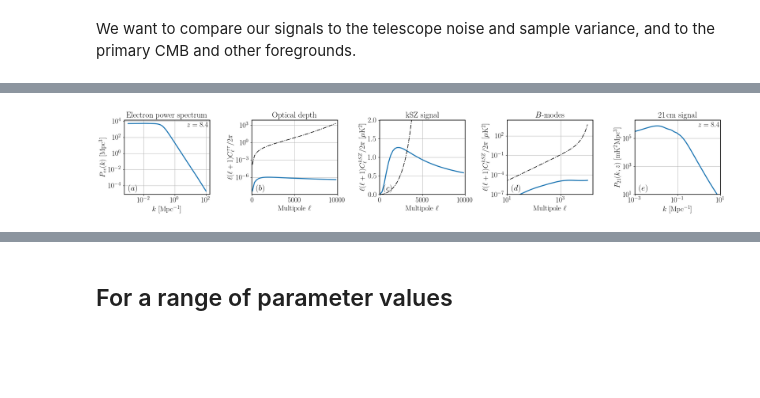
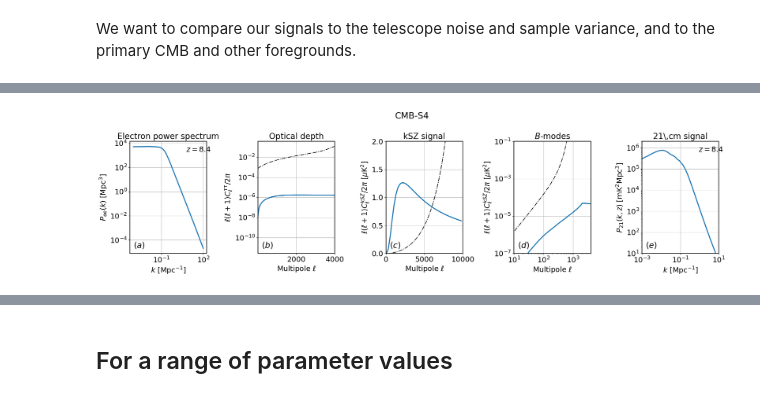
Before and after one commit to adeliegorce/preion, a Jupyter notebook: cross-correlations/With_Pee/compare_models.ipynb, the cells around one changed output, grey strips where cells are left out. Cells and saved outputs as stored; diff of their text form; code cells hidden in the pictures; blank space fills up the shorter version.

```diff
--- a/cross-correlations/With_Pee/compare_models.ipynb
+++ b/cross-correlations/With_Pee/compare_models.ipynb
@@ -322,11 +338,0 @@ def sample_var(ls, dl, telescope, bin_width=100):
-# %%
-def noise(ls, telescope, pol=False, is_cl=False):
-    ls = np.atleast_1d(ls)
-    sig0 = telescope['noise'] / 60.0 * np.pi / 180.0 # arcmin to rad
-    fwhm = telescope['fwhm'] / 60.0 * np.pi / 180.0 # arcmin to rad
-    nl = sig0**2 / 2. * np.exp(ls*(ls+1.)*fwhm**2/8./np.log(2.))
-    if pol:
-        nl *= 2.
-    if not is_cl:
-        nl *= ls*(ls+1.)/2./np.pi
-    return nl
@@ -346,0 +365,7 @@ Text(0.5, 0, 'Multipole $\\ell$')
+# %%
+tel = 'CMB-S4-LAT'
+zref = 8.4
+# %%
+CMB_Cells = preion_model.get_primary_spectra(ells=np.arange(5000), Dells=False)
+CMB_Cells = CMB_Cells[:, [0, 1, 2, 4, 3]]
+tau_temp = np.r_[0., np.sum(preion_model.get_tau(ells=CMB_Cells[1:, 0], signal='both', Dells=False), axis=1)]
@@ -346,0 +374,2 @@ Text(0.5, 0, 'Multipole $\\ell$')
+# %%
+tau_noise_s4 = tau_noise(CMB_Cells[:, 0], tel, np.c_[CMB_Cells, tau_temp], is_cl=True)
@@ -347,53 +378,52 @@ Text(0.5, 0, 'Multipole $\\ell$')
 # %%
-tel = 'SO'
-zref = 8.4
 props = dict(boxstyle="round", facecolor="white", alpha=0.5)
 
-fig, axes = plt.subplots(1, 5, figsize=(22, 4))
+fig, axes = plt.subplots(1, 5, figsize=(22, 6))
 # pee
 axes[0].loglog(klog, preion_model.Pee(klog, zref), lw=2.5)
 axes[0].set_xlabel(r'$k$ [Mpc$^{-1}$]')
 axes[0].set_ylabel(r'$P_{ee}(k)$ [Mpc$^3$]')
 axes[0].text(6, 2000, rf'$z={zref:.1f}$')#, bbox=props)
 # tau
-axes[1].semilogy(ells, tau_ps[:, 0], ls='-', color='C0', lw=2.5)
-axes[1].plot(ells, noise(ells, telescope_specs[tel], pol=False), ls='-.', color='k')
+axes[1].semilogy(CMB_Cells[:, 0], f(CMB_Cells[:, 0])*tau_temp, ls='-', color='C0', lw=2.5)
+axes[1].plot(CMB_Cells[:, 0], f(CMB_Cells[:, 0])*tau_noise_s4, ls='-.', color='k')
 axes[1].set_xlabel(r'Multipole $\ell$')
 axes[1].set_ylabel(r'$\ell(\ell+1)C_\ell^{\tau\tau}/2\pi$')
 # axes[1].set_ylim(bottom=1e-6)
-axes[1].set_xlim(0, 10000)
+axes[1].set_xlim(telescope_specs[tel]['lmin'], telescope_specs[tel]['lmax'])
 
 # ksz
 axes[2].plot(ells, ksz_ps[:, 0], lw=2.5)
 axes[2].plot(ells, noise(ells, telescope_specs[tel], pol=False), ls='-.', color='k')
 axes[2].set_xlabel(r'Multipole $\ell$')
 axes[2].set_ylabel(r'$\ell(\ell+1)C_\ell^{kSZ}/2\pi$ [$\mu$K$^2$]')
 axes[2].set_xlim(0, 10000)
 axes[2].set_ylim(0, 2)
 
 # B-modes
 axes[3].loglog(low_ells, np.sum(scattering_bb, axis=1)+screening_bb, lw=2.5)
-axes[3].plot(low_ells, noise(low_ells, telescope_specs[tel], pol=True), ls='-.', color='k')
+axes[3].plot(low_ells, noise(low_ells, telescope_specs['CMB-S4-SAT'], pol=True), ls='-.', color='k')
 axes[3].set_xlabel(r'Multipole $\ell$')
 axes[3].set_ylabel(r'$\ell(\ell+1)C_\ell^{kSZ}/2\pi$ [$\mu$K$^2$]')
-axes[3].set_ylim(bottom=1e-7)
-axes[3].set_xlim(left=10)
+axes[3].set_ylim(1e-7, 1e-1)
+axes[3].set_xlim(10, telescope_specs[tel]['lmax'])
 
 # 21cm ps
 axes[4].loglog(karr, preion_model.get_p21(karr, zref, mK=True, log=False, pk_units=True), lw=2.5)
 axes[4].set_ylim(bottom=1e0)
 axes[4].set_xlabel(r'$k$ [Mpc$^{-1}]$')
 axes[4].set_ylabel(r'$P_{21}(k, z)$ [mK$^2$Mpc$^3]$')
 axes[4].set_xlim(1e-3, 10)
 axes[4].set_ylim(10, 2e6)
 axes[4].text(.9, 6.5e5, rf'$z={zref:.1f}$')#, bbox=props)
 
 for i, (letter, title) in enumerate(zip(['a', 'b', 'c', 'd', 'e'],
                                         ['Electron power spectrum', 'Optical depth', 'kSZ signal', r'$B$-modes', '21\,cm signal'])):
     axes[i].set_title(title, fontsize=20)
     axes[i].grid()
     axes[i].text(0.05, 0.05, rf'$({letter})$', transform=axes[i].transAxes, fontsize=20)
+fig.suptitle('CMB-S4')
 fig.tight_layout()
 # fig.savefig('model2observables_ps_2.png', dpi=220)
 # %% [output]
-[figure, old version]
+[figure, new version]
```
Also changed, not shown: parts of 40 cells of this notebook.
